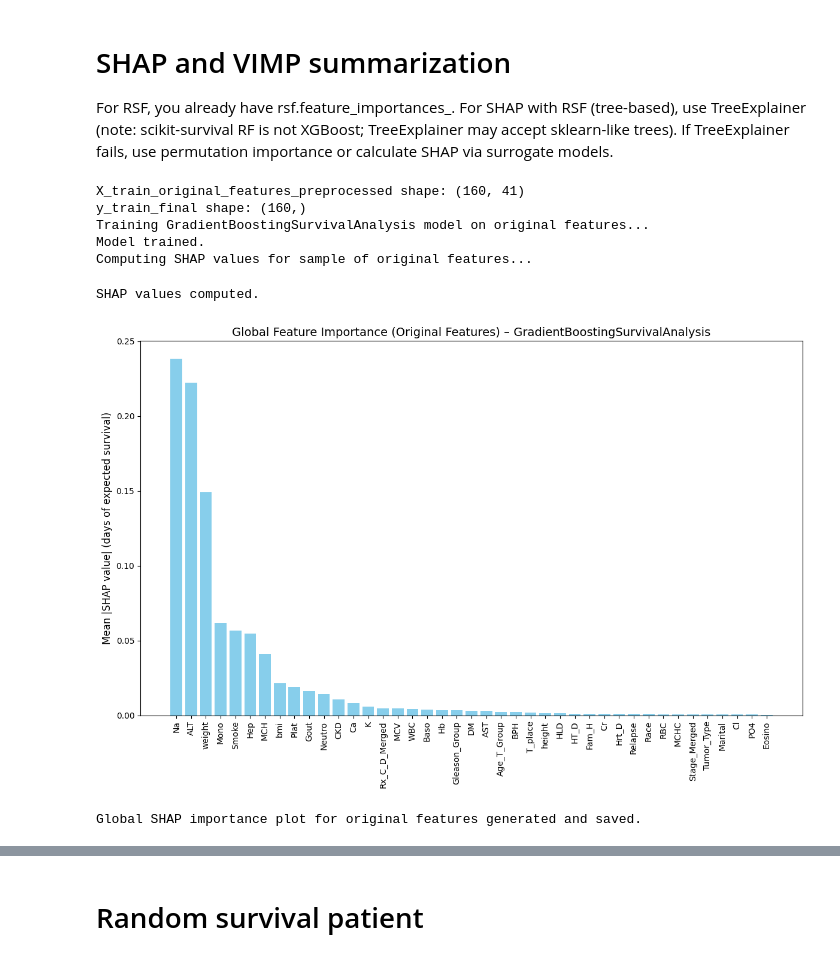
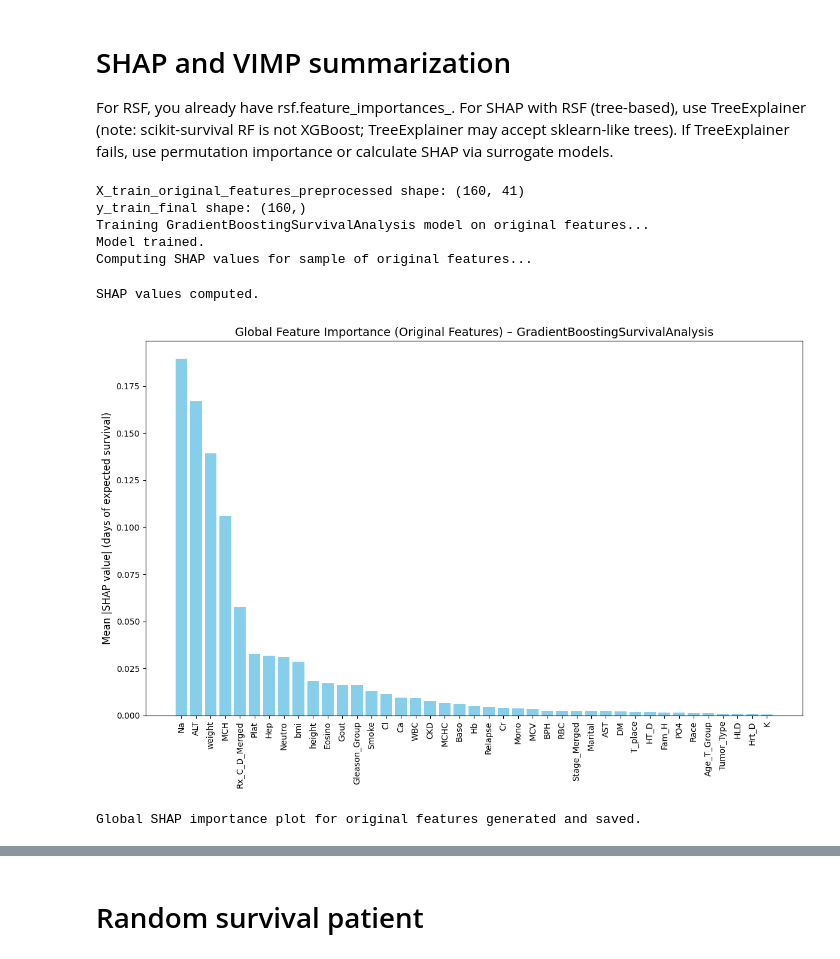
Before and after one commit to heinminntun/Explainable-Machine-Learning-PSF-, a Jupyter notebook: Progression_Free_Survival_(PFS)_Analysis.ipynb, the cells around one changed output, grey strips where cells are left out. Cells and saved outputs as stored; diff of their text form; code cells hidden in the pictures.

```diff
--- a/Progression_Free_Survival_(PFS)_Analysis.ipynb
+++ b/Progression_Free_Survival_(PFS)_Analysis.ipynb
@@ -1200,7 +1230,6 @@ import pandas as pd
 import torch
 from sksurv.ensemble import RandomSurvivalForest, GradientBoostingSurvivalAnalysis
 from sksurv.linear_model import CoxPHSurvivalAnalysis
-
 
 
 # STEP 1: PFS CALCULATION (TRAIN & TEST)
@@ -1327,7 +1356,7 @@ cox.fit(X_train_final, y_train_final)
 # ---- RANDOM SURVIVAL FOREST ----
 rsf = RandomSurvivalForest(
     n_estimators=300,
-    min_samples_split=20,
+    min_samples_split=30,
     max_depth=5,
     random_state=42,
     n_jobs=-1
@@ -1337,8 +1366,8 @@ rsf.fit(X_train_final, y_train_final)
 
 # ---- GRADIENT BOOSTING SURVIVAL ----
 gbr = GradientBoostingSurvivalAnalysis(
-    learning_rate=0.1,
-    n_estimators=200,
+    learning_rate=0.05,
+    n_estimators=100,
     max_depth=7,
     random_state=42
 )
@@ -1361,15 +1391,15 @@ in_features = X_train_emb.shape[1]
 
 net = tt.practical.MLPVanilla(
     in_features=in_features,
-    num_nodes=[128,64,32],     # hidden layers
+    num_nodes=[64,32],     # hidden layers
     out_features=1,         # required for CoxPH
     activation=torch.nn.ReLU,
-    dropout=0.2,
+    dropout=0.1,
     output_bias=False
 )
 
 model = CoxPH(net, tt.optim.Adam)
-model.optimizer.set_lr(0.01)
+model.optimizer.set_lr(0.0001)
 
 import torch
 import torchtuples as tt
@@ -1401,7 +1431,7 @@ print(f"X_train_tensor shape: {X_train_tensor.shape}")
 print(f"y_train_pycox types: time={y_train_pycox[0].dtype}, event={y_train_pycox[1].dtype}")
 
 batch_size = 256
-epochs = 100
+epochs = 50
 
 log = model.fit(
     X_train_tensor, y_train_pycox, # Pass tensors directly
@@ -1851,7 +1881,7 @@ from sksurv.metrics import brier_score, integrated_brier_score
 print("ROBUST TEST Brier Score (Calibration):")
 # Brier score for cox
 survival_functions = cox.predict_survival_function(X_test_emb)
-times = times = np.array([1, 2, 3, 4, 5])
+times = times = np.array([4, 5])
 survival_probabilities = np.asarray([
     f(times) for f in survival_functions
 ])
@@ -1865,7 +1895,7 @@ print(f"IBS for Cox: {ibs_cox:.4f}")
 
 # Brier score for rsf
 survival_functions = rsf.predict_survival_function(X_test_emb)
-times = times = np.array([1, 2, 3, 4, 5])
+times = times = np.array([4, 5])
 survival_probabilities = np.asarray([
     f(times) for f in survival_functions
 ])
@@ -1878,7 +1908,7 @@ print(f"IBS for rsf: {ibs_rsf:.4f}")
 
 # Brier score for gbr
 survival_functions = gbr.predict_survival_function(X_test_emb)
-times = times = np.array([1, 2, 3, 4, 5])
+times = times = np.array([4, 5])
 survival_probabilities = np.asarray([
     f(times) for f in survival_functions
 ])
@@ -2248,7 +2273,7 @@ To optimize the performance of the Random Survival Forest (RSF) and Gradient Boo
 # %%
 rsf_param_grid = {
     'n_estimators': [100, 200, 300],
-    'max_depth': [5, 10, None],
+    'max_depth': [5, 10, 7],
     'min_samples_split': [10, 20, 30]
 }
 
@@ -2596,8 +2621,8 @@ print(f"y_train_final shape: {y_train_final.shape}")
 # Retrain a GradientBoostingSurvivalAnalysis model on these aligned original features
 model_original_features = GradientBoostingSurvivalAnalysis(
     learning_rate=0.05,
-    n_estimators=300,
-    max_depth=3,
+    n_estimators=100,
+    max_depth=7,
     random_state=42
 )
 
@@ -2647,34 +2672,34 @@ global_importance_original = np.mean(np.abs(shap_values_sample_original_features
 # 9. Create a bar chart
 plt.figure(figsize=(12, 8))
 idx = np.argsort(global_importance_original)[::-1]
 plt.bar(range(len(global_importance_original)), global_importance_original[idx], color='skyblue')
 plt.xticks(
     range(len(global_importance_original)),
     X_train_original_df.columns[idx],
     rotation=90,
     fontsize=10
 )
 plt.ylabel("Mean |SHAP value| (days of expected survival)", fontsize=12)
 plt.title("Global Feature Importance (Original Features) – GradientBoostingSurvivalAnalysis", fontsize=14)
 plt.tight_layout()
 
 # 10. Save the plot
 output_dir = '/content/drive/MyDrive/PhD Project AI codes/Output_survival/'
 os.makedirs(output_dir, exist_ok=True) # Ensure directory exists
 plt.savefig(os.path.join(output_dir, 'Global_SHAP_original_features.png'))
 
 # 11. Display the plot
 plt.show()
 
 print("Global SHAP importance plot for original features generated and saved.")
 # %% [output]
 X_train_original_features_preprocessed shape: (160, 41)
 y_train_final shape: (160,)
 Training GradientBoostingSurvivalAnalysis model on original features...
 Model trained.
 Computing SHAP values for sample of original features...
 SHAP values computed.
-[figure, old version]
+[figure, new version]
 Global SHAP importance plot for original features generated and saved.
 # %%
 import numpy as np
```
Also changed, not shown: parts of 30 cells of this notebook.
